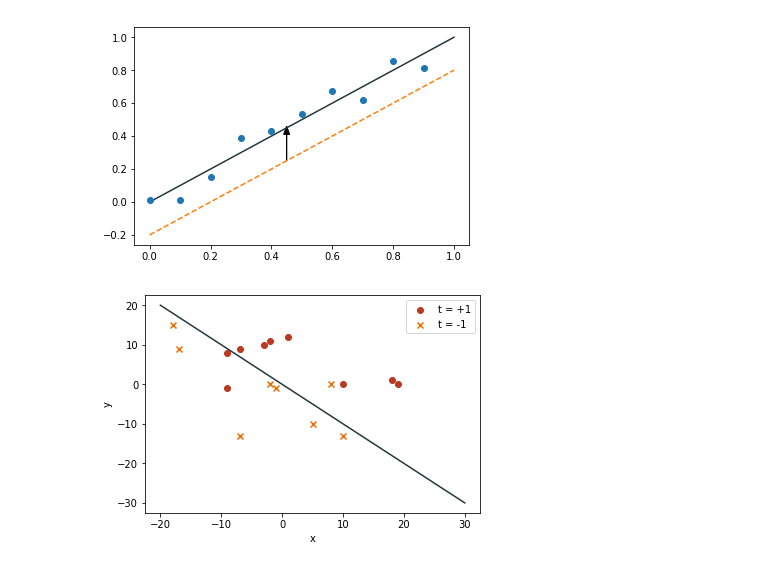
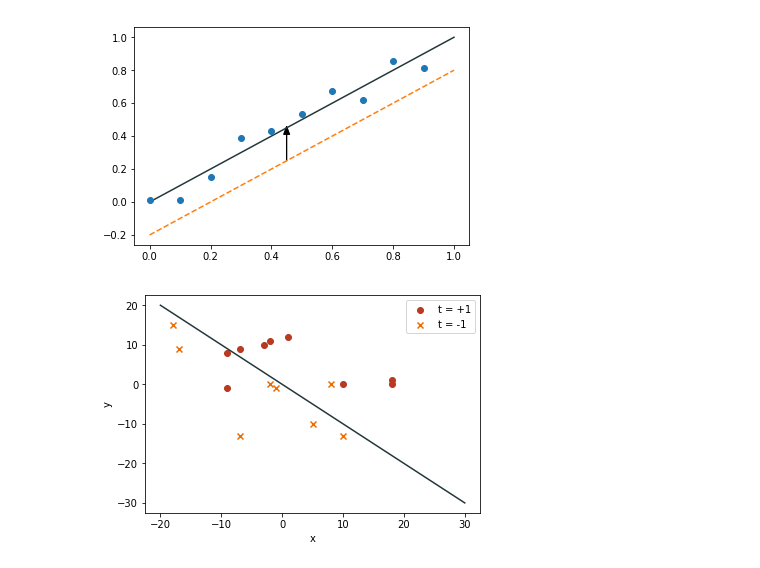
Before and after one commit to nryotaro/ml_seminar, a Jupyter notebook: codes.ipynb, the cells around one changed output. Cells and saved outputs as stored; diff of their text form; code cells hidden in the pictures.

```diff
--- a/codes.ipynb
+++ b/codes.ipynb
@@ -25,17 +25,18 @@ plt.show()
 # %% [output]
 [figure]
 # %%
-plt.scatter([-9, -9,-7,-3,-2, 1,10,18,19],[-1,8,9, 10, 11, 12,0,1,0], marker='o', label='t = +1', c='#B93A21')
+plt.scatter([-9, -9,-7,-3,-2, 1,10,18,18],[-1,8,9, 10, 11, 12,0,1,0], marker='o', label='t = +1', c='#B93A21')
 plt.scatter([-18, -17,-7,-2,-1, 8,10,5],[15,9,-13, 0, -1, 0,-13,-10], marker='x', label='t = -1', c='#ED6C00')
 x = np.linspace(-20,30,10)
 # F9E72C
 # 6DB9AA
 y = -x
+
 plt.plot(x,y, '#23373b')
 plt.xlabel("x")
 plt.ylabel("y")
 plt.legend()
 plt.savefig('scatter.eps')
 plt.show()
 # %% [output]
-[figure, old version]
+[figure, new version]
```
Also changed, not shown: parts of 1 cell of this notebook, 3 other files.
